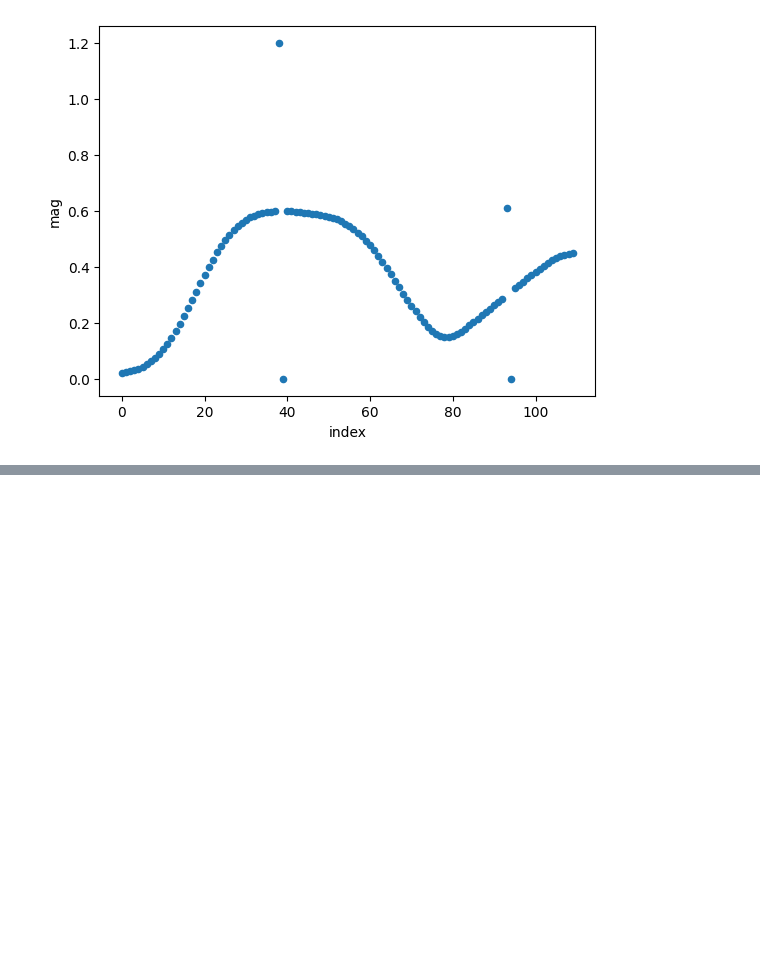
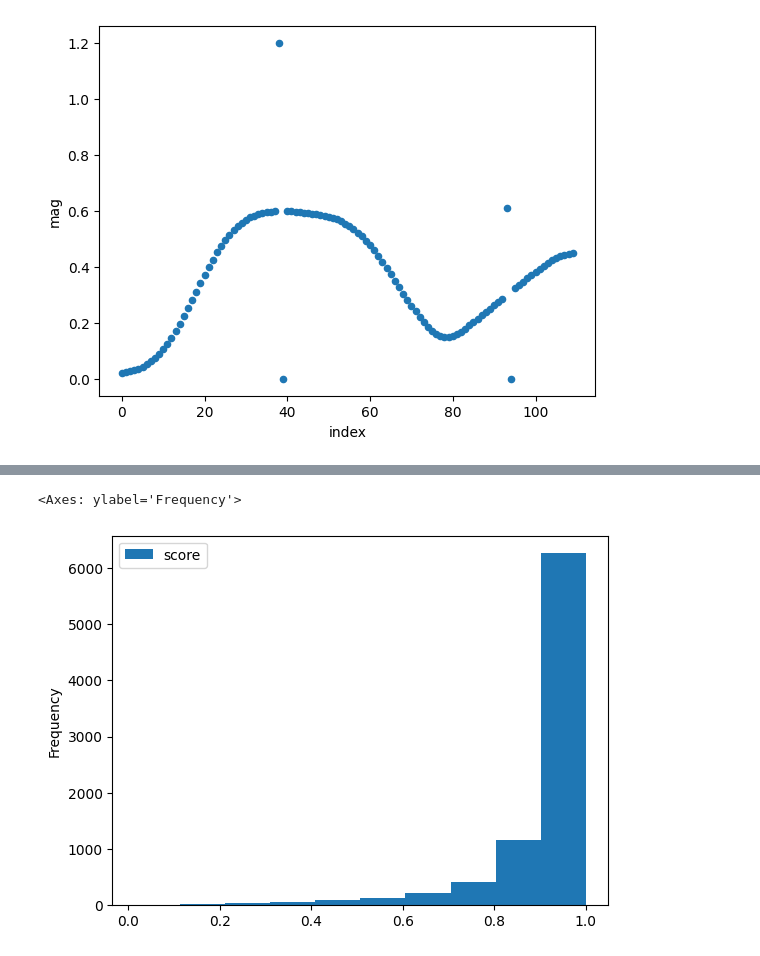
Before and after one commit to MattTokunaga/SMTDataChallenge2024, a Jupyter notebook: playground.ipynb, the cells around one changed output, grey strips where cells are left out. Drawn from its saved outputs; the diff is of its cells as text; code cells hidden in the pictures; blank space fills up the shorter version.

```diff
--- a/playground.ipynb
+++ b/playground.ipynb
@@ -513,0 +542,5 @@ accdf.plot(kind = "scatter", x = "index", y = "mag")
+# %%
+all_routes_df[["score"]].plot(kind = "hist")
+# %% [output]
+<Axes: ylabel='Frequency'>
+[figure, added]
```
Also changed, not shown: parts of 12 cells of this notebook, 3 other files.
